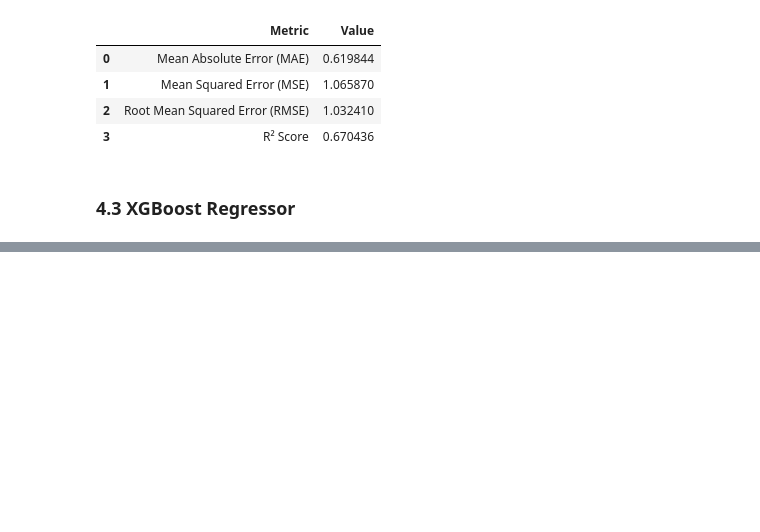
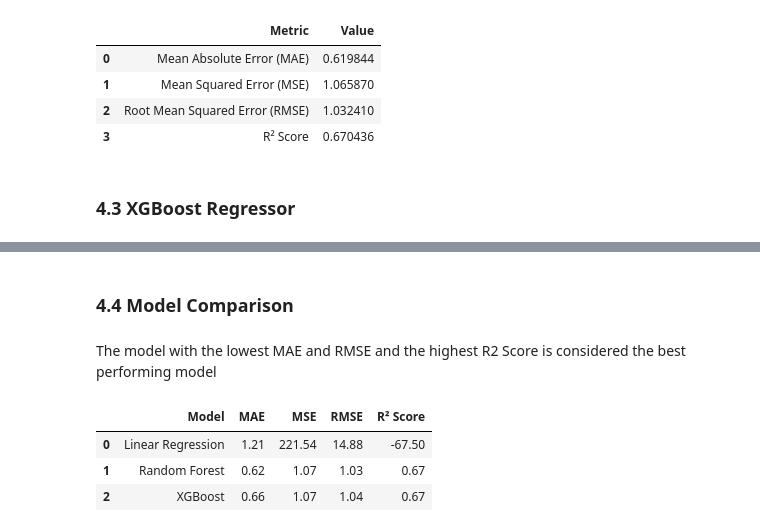
Before and after one commit to Esther-Margaret-Mwangi/Epochs, a Jupyter notebook: notebook/notebook.ipynb, the cells around one changed output, grey strips where cells are left out. Cells and saved outputs as stored; diff of their text form; code cells hidden in the pictures; blank space fills up the shorter version.

```diff
--- a/notebook/notebook.ipynb
+++ b/notebook/notebook.ipynb
@@ -1198,0 +1214,16 @@ xgb_model = XGBRegressor(
+# %%
+# Predicting crop yield
+y_pred_xgb = xgb_model.predict(X_test)
+
+# Evaluating the model
+xgb_mae = mean_absolute_error(y_test, y_pred_xgb)
+xgb_mse = mean_squared_error(y_test, y_pred_xgb)
+xgb_rmse = root_mean_squared_error(y_test, y_pred_xgb)
+xgb_r2 = r2_score(y_test, y_pred_xgb)
+
+xgb_results = pd.DataFrame({
+    "Metric": ["Mean Absolute Error (MAE)", "Mean Squared Error (MSE)", "Root Mean Squared Error (RMSE)", "R² Score"],
+    "Value": [xgb_mae, xgb_mse, xgb_rmse, xgb_r2]
+})
+
+xgb_results
@@ -1198,0 +1236,47 @@ xgb_model = XGBRegressor(
+# %% [markdown]
+### 4.4 Model Comparison
+# %% [markdown]
+The model with the lowest MAE and RMSE and the highest R2 Score is considered the best performing model
+# %%
+# Creating a DataFrame containing the evaluation metrics
+model_comparison = pd.DataFrame({
+    "Model": [
+        "Linear Regression",
+        "Random Forest",
+        "XGBoost"
+    ],
+
+    "MAE": [
+        linear_mae,
+        rf_mae,
+        xgb_mae
+    ],
+
+    "MSE": [
+        linear_mse,
+        rf_mse,
+        xgb_mse
+    ],
+
+    "RMSE": [
+        linear_rmse,
+        rf_rmse,
+        xgb_rmse
+    ],
+
+    "R² Score": [
+        linear_r2,
+        rf_r2,
+        xgb_r2
+        ]
+})
+
+# Round the values to 2 decimal places
+model_comparison = model_comparison.round(2)
+
+model_comparison
+# %% [output]
+|  | Model | MAE | MSE | RMSE | R² Score |
+| 0 | Linear Regression | 1.21 | 221.54 | 14.88 | -67.50 |
+| 1 | Random Forest | 0.62 | 1.07 | 1.03 | 0.67 |
+| 2 | XGBoost | 0.66 | 1.07 | 1.04 | 0.67 |
```
Also changed, not shown: parts of 2 cells of this notebook.
